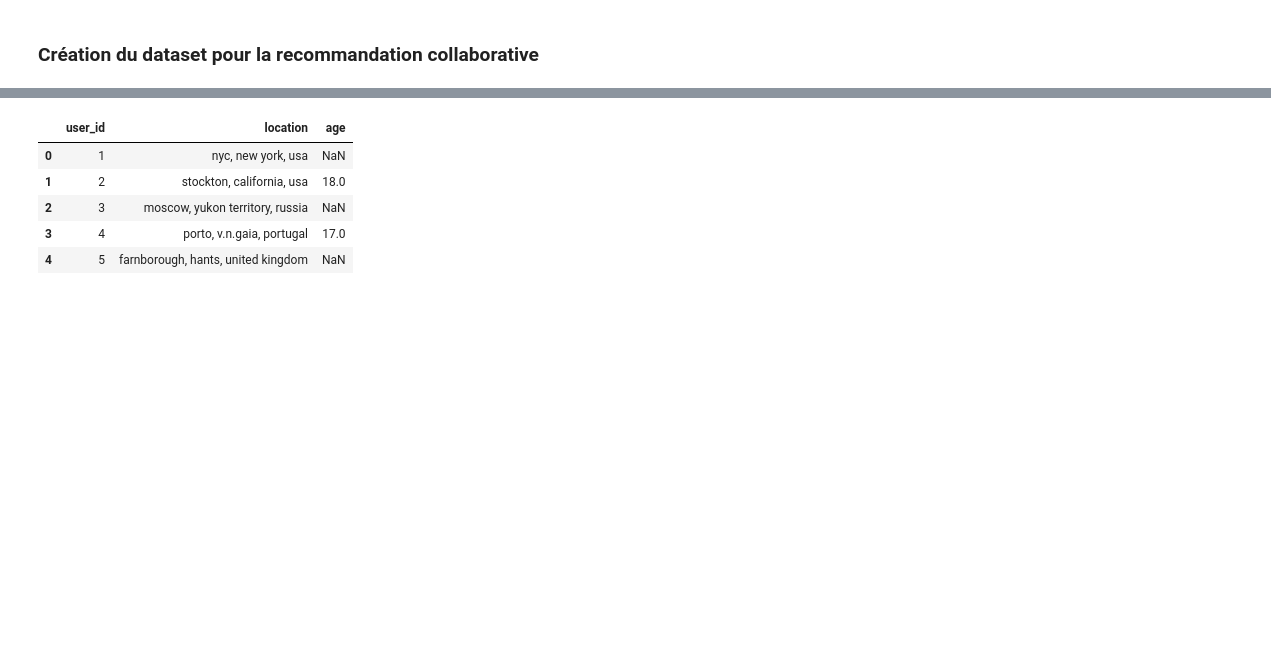
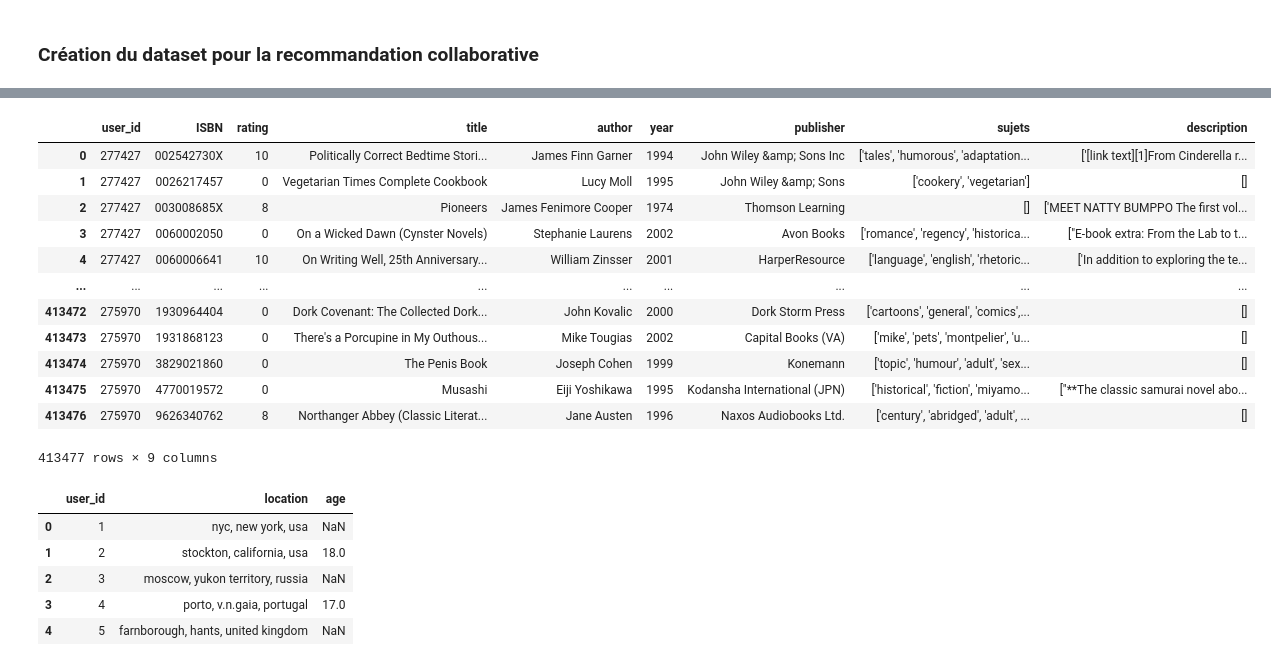
Before and after one commit to redyddm/projet_ter, a Jupyter notebook: recommandation.ipynb, the cells around one changed output, grey strips where cells are left out. Saved outputs shown, nothing was run; the diff lists cells and outputs as text; code cells hidden in the pictures; blank space fills up the shorter version.

```diff
--- a/recommandation.ipynb
+++ b/recommandation.ipynb
@@ -806,0 +838,4 @@ content_df.head()
+# %%
+user_indexes=mask_rating[mask_rating].index
+
+user_indexes
@@ -806,0 +849,2 @@ content_df.head()
+# %%
+ratings_100=ratings[ratings['user_id'].isin(user_indexes)]
@@ -806,0 +867,20 @@ content_df.head()
+# %%
+books_final=pd.read_csv('./datasets/books_final.csv')
+# %%
+rating_100_books=ratings_100.merge(books_final, on='ISBN')
+# %%
+rating_100_books
+# %% [output]
+|  | user_id | ISBN | rating | title | author | year | publisher | sujets | description |
+| 0 | 277427 | 002542730X | 10 | Politically Correct Bedtime Stori... | James Finn Garner | 1994 | John Wiley &amp; Sons Inc | ['tales', 'humorous', 'adaptation... | ['[link text][1]From Cinderella r... |
+| 1 | 277427 | 0026217457 | 0 | Vegetarian Times Complete Cookbook | Lucy Moll | 1995 | John Wiley &amp; Sons | ['cookery', 'vegetarian'] | [] |
+| 2 | 277427 | 003008685X | 8 | Pioneers | James Fenimore Cooper | 1974 | Thomson Learning | [] | ['MEET NATTY BUMPPO The first vol... |
+| 3 | 277427 | 0060002050 | 0 | On a Wicked Dawn (Cynster Novels) | Stephanie Laurens | 2002 | Avon Books | ['romance', 'regency', 'historica... | ["E-book extra: From the Lab to t... |
+| 4 | 277427 | 0060006641 | 10 | On Writing Well, 25th Anniversary... | William Zinsser | 2001 | HarperResource | ['language', 'english', 'rhetoric... | ['In addition to exploring the te... |
+| ... | ... | ... | ... | ... | ... | ... | ... | ... | ... |
+| 413472 | 275970 | 1930964404 | 0 | Dork Covenant: The Collected Dork... | John Kovalic | 2000 | Dork Storm Press | ['cartoons', 'general', 'comics',... | [] |
+| 413473 | 275970 | 1931868123 | 0 | There's a Porcupine in My Outhous... | Mike Tougias | 2002 | Capital Books (VA) | ['mike', 'pets', 'montpelier', 'u... | [] |
+| 413474 | 275970 | 3829021860 | 0 | The Penis Book | Joseph Cohen | 1999 | Konemann | ['topic', 'humour', 'adult', 'sex... | [] |
+| 413475 | 275970 | 4770019572 | 0 | Musashi | Eiji Yoshikawa | 1995 | Kodansha International (JPN) | ['historical', 'fiction', 'miyamo... | ["**The classic samurai novel abo... |
+| 413476 | 275970 | 9626340762 | 8 | Northanger Abbey (Classic Literat... | Jane Austen | 1996 | Naxos Audiobooks Ltd. | ['century', 'abridged', 'adult', ... | [] |
+413477 rows × 9 columns
```
Also changed, not shown: parts of 79 cells of this notebook.
